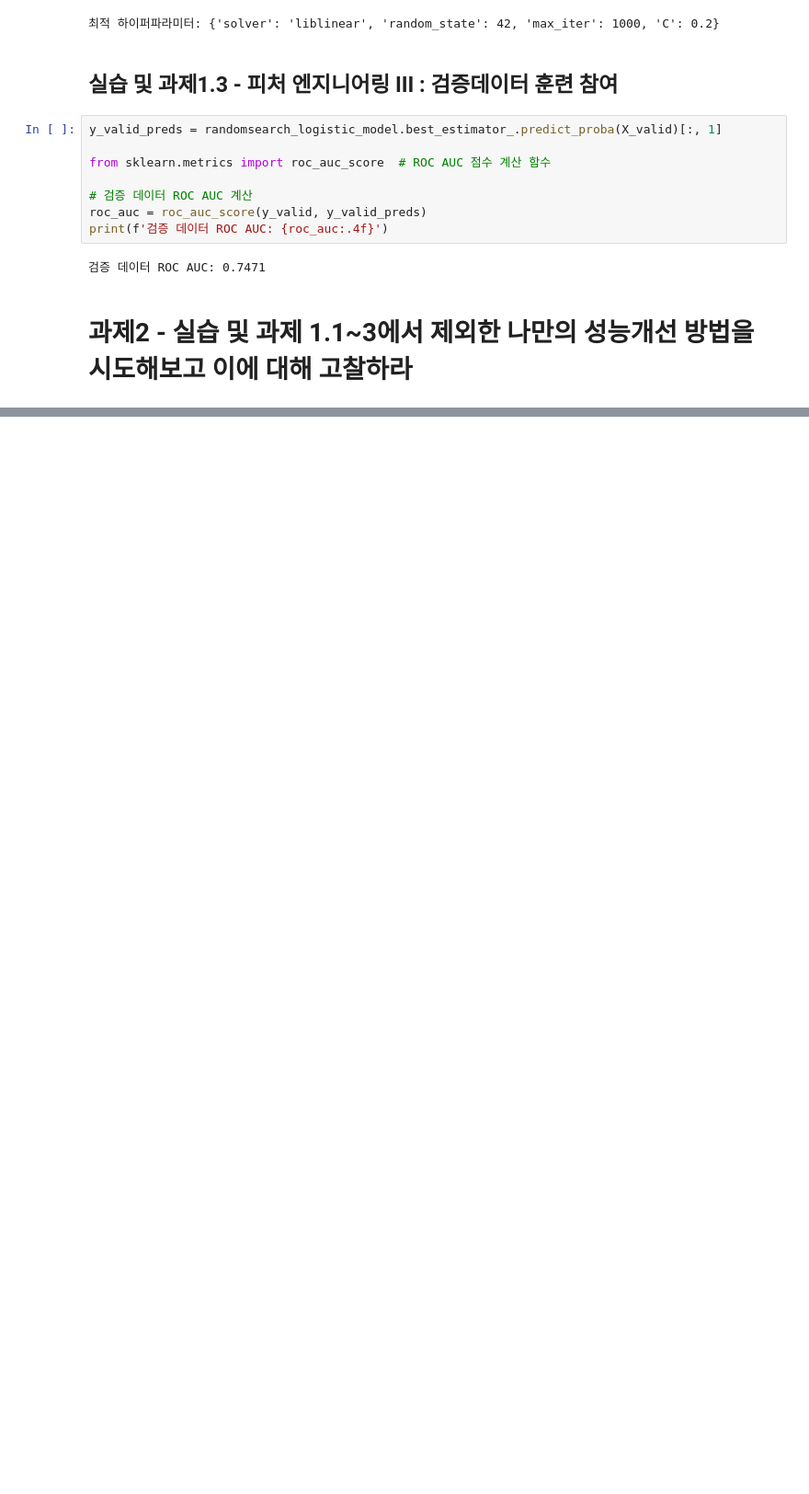
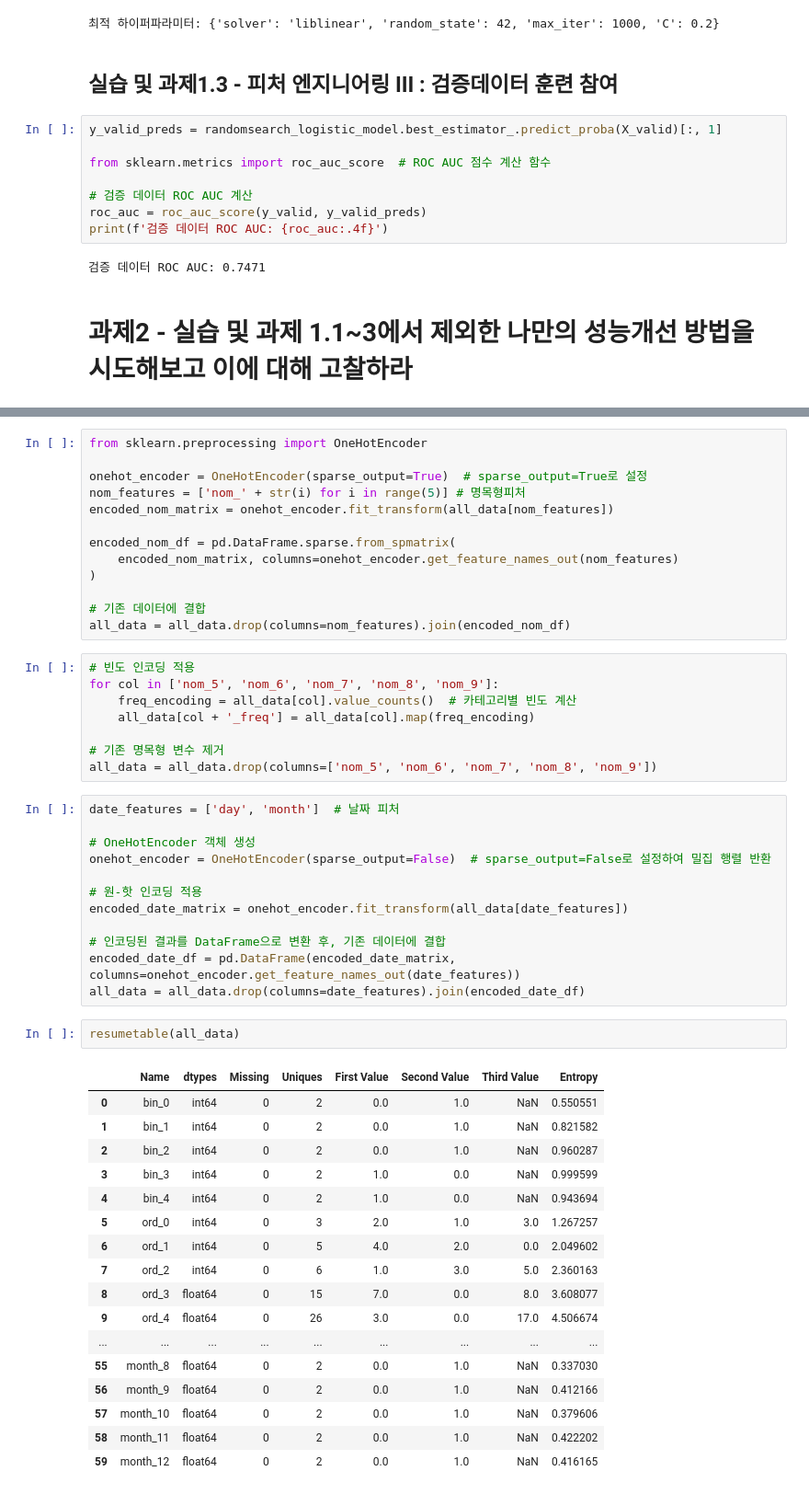
Before and after one commit to p-garden/data-solution, a Jupyter notebook: 615557-ch7-codes-fbc517.ipynb, the cells around one changed output, grey strips where cells are left out. Shown at 92% size. Saved outputs shown, nothing was run; the diff lists cells and outputs as text; blank space fills up the shorter version.

```diff
--- a/615557-ch7-codes-fbc517.ipynb
+++ b/615557-ch7-codes-fbc517.ipynb
@@ -621,0 +740,53 @@ print(f'검증 데이터 ROC AUC: {roc_auc:.4f}')
+# %%
+from sklearn.preprocessing import OneHotEncoder
+
+onehot_encoder = OneHotEncoder(sparse_output=True)  # sparse_output=True로 설정
+nom_features = ['nom_' + str(i) for i in range(5)] # 명목형피처
+encoded_nom_matrix = onehot_encoder.fit_transform(all_data[nom_features])
+
+encoded_nom_df = pd.DataFrame.sparse.from_spmatrix(
+    encoded_nom_matrix, columns=onehot_encoder.get_feature_names_out(nom_features)
+)
+
+# 기존 데이터에 결합
+all_data = all_data.drop(columns=nom_features).join(encoded_nom_df)
+# %%
+# 빈도 인코딩 적용
+for col in ['nom_5', 'nom_6', 'nom_7', 'nom_8', 'nom_9']:
+    freq_encoding = all_data[col].value_counts()  # 카테고리별 빈도 계산
+    all_data[col + '_freq'] = all_data[col].map(freq_encoding)
+
+# 기존 명목형 변수 제거
+all_data = all_data.drop(columns=['nom_5', 'nom_6', 'nom_7', 'nom_8', 'nom_9'])
+# %%
+date_features = ['day', 'month']  # 날짜 피처
+
+# OneHotEncoder 객체 생성
+onehot_encoder = OneHotEncoder(sparse_output=False)  # sparse_output=False로 설정하여 밀집 행렬 반환
+
+# 원-핫 인코딩 적용
+encoded_date_matrix = onehot_encoder.fit_transform(all_data[date_features])
+
+# 인코딩된 결과를 DataFrame으로 변환 후, 기존 데이터에 결합
+encoded_date_df = pd.DataFrame(encoded_date_matrix, columns=onehot_encoder.get_feature_names_out(date_features))
+all_data = all_data.drop(columns=date_features).join(encoded_date_df)
+# %%
+resumetable(all_data)
+# %% [output]
+|  | Name | dtypes | Missing | Uniques | First Value | Second Value | Third Value | Entropy |
+| 0 | bin_0 | int64 | 0 | 2 | 0.0 | 1.0 | NaN | 0.550551 |
+| 1 | bin_1 | int64 | 0 | 2 | 0.0 | 1.0 | NaN | 0.821582 |
+| 2 | bin_2 | int64 | 0 | 2 | 0.0 | 1.0 | NaN | 0.960287 |
+| 3 | bin_3 | int64 | 0 | 2 | 1.0 | 0.0 | NaN | 0.999599 |
+| 4 | bin_4 | int64 | 0 | 2 | 1.0 | 0.0 | NaN | 0.943694 |
+| 5 | ord_0 | int64 | 0 | 3 | 2.0 | 1.0 | 3.0 | 1.267257 |
+| 6 | ord_1 | int64 | 0 | 5 | 4.0 | 2.0 | 0.0 | 2.049602 |
+| 7 | ord_2 | int64 | 0 | 6 | 1.0 | 3.0 | 5.0 | 2.360163 |
+| 8 | ord_3 | float64 | 0 | 15 | 7.0 | 0.0 | 8.0 | 3.608077 |
+| 9 | ord_4 | float64 | 0 | 26 | 3.0 | 0.0 | 17.0 | 4.506674 |
+| ... | ... | ... | ... | ... | ... | ... | ... | ... |
+| 55 | month_8 | float64 | 0 | 2 | 0.0 | 1.0 | NaN | 0.337030 |
+| 56 | month_9 | float64 | 0 | 2 | 0.0 | 1.0 | NaN | 0.412166 |
+| 57 | month_10 | float64 | 0 | 2 | 0.0 | 1.0 | NaN | 0.379606 |
+| 58 | month_11 | float64 | 0 | 2 | 0.0 | 1.0 | NaN | 0.422202 |
+| 59 | month_12 | float64 | 0 | 2 | 0.0 | 1.0 | NaN | 0.416165 |
```
Also changed, not shown: parts of 12 cells of this notebook.
